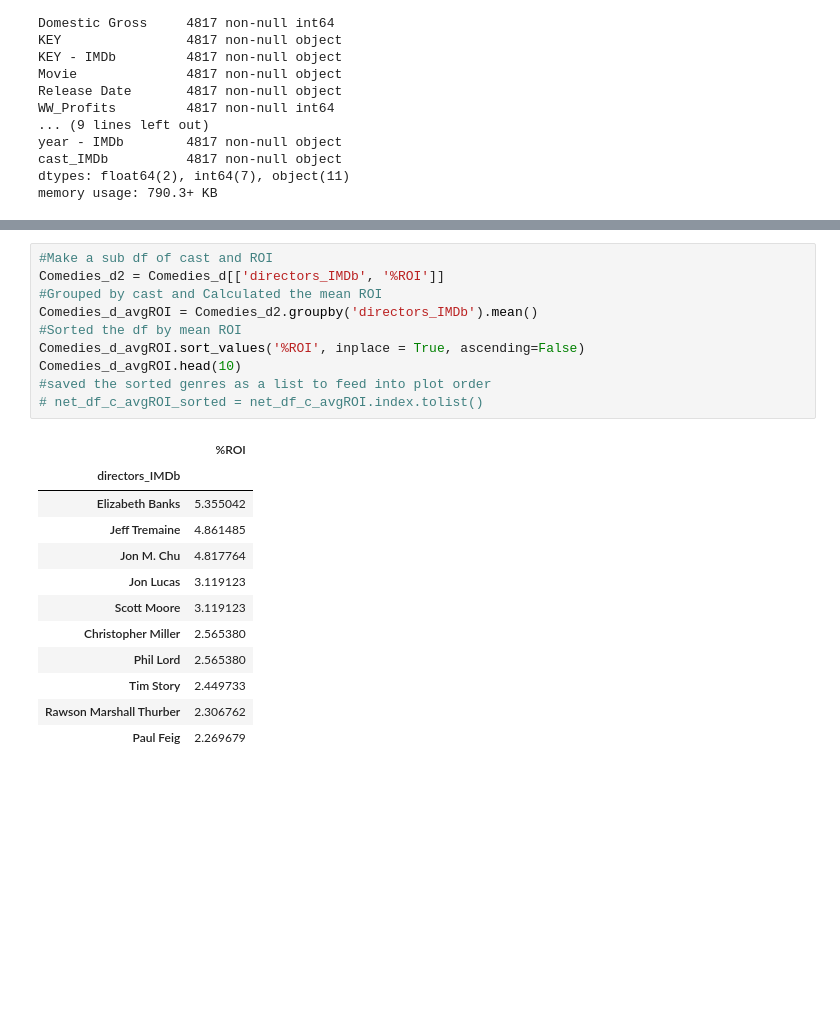
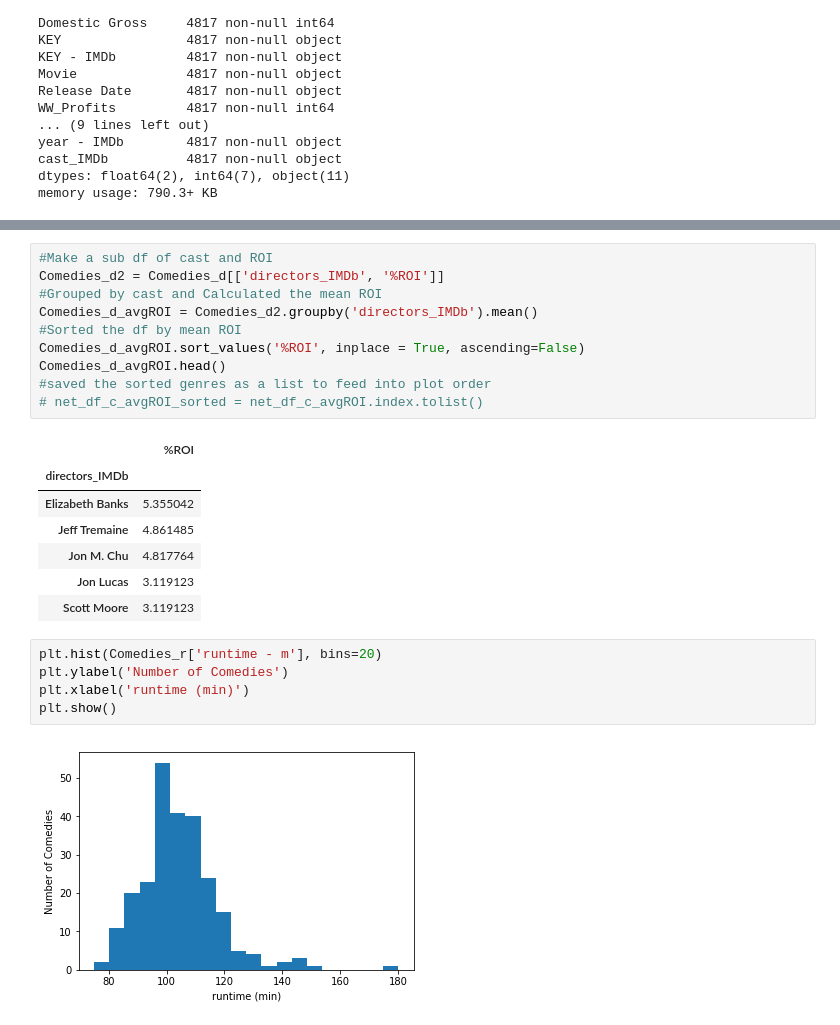
Before and after one commit to CristinaTRico/Mod1Project, a Jupyter notebook: CLE_scratch.ipynb, the cells around one changed output, grey strips where cells are left out. Cells and saved outputs as stored; diff of their text form; blank space fills up the shorter version.

```diff
--- a/CLE_scratch.ipynb
+++ b/CLE_scratch.ipynb
@@ -459,23 +452,25 @@ Comedies_c_avgROI.head(25)
 # %%
 #Make a sub df of cast and ROI
 Comedies_d2 = Comedies_d[['directors_IMDb', '%ROI']]
 #Grouped by cast and Calculated the mean ROI
 Comedies_d_avgROI = Comedies_d2.groupby('directors_IMDb').mean()
 #Sorted the df by mean ROI
 Comedies_d_avgROI.sort_values('%ROI', inplace = True, ascending=False)
-Comedies_d_avgROI.head(10)
+Comedies_d_avgROI.head()
 #saved the sorted genres as a list to feed into plot order
 # net_df_c_avgROI_sorted = net_df_c_avgROI.index.tolist()
 # %% [output]
 |  | %ROI |
 | directors_IMDb |  |
 | Elizabeth Banks | 5.355042 |
 | Jeff Tremaine | 4.861485 |
 | Jon M. Chu | 4.817764 |
 | Jon Lucas | 3.119123 |
 | Scott Moore | 3.119123 |
-| Christopher Miller | 2.565380 |
-| Phil Lord | 2.565380 |
-| Tim Story | 2.449733 |
-| Rawson Marshall Thurber | 2.306762 |
-| Paul Feig | 2.269679 |
+# %%
+plt.hist(Comedies_r['runtime - m'], bins=20)
+plt.ylabel('Number of Comedies')
+plt.xlabel('runtime (min)')
+plt.show()
+# %% [output]
+[figure, added]
```
Also changed, not shown: parts of 11 cells of this notebook.
